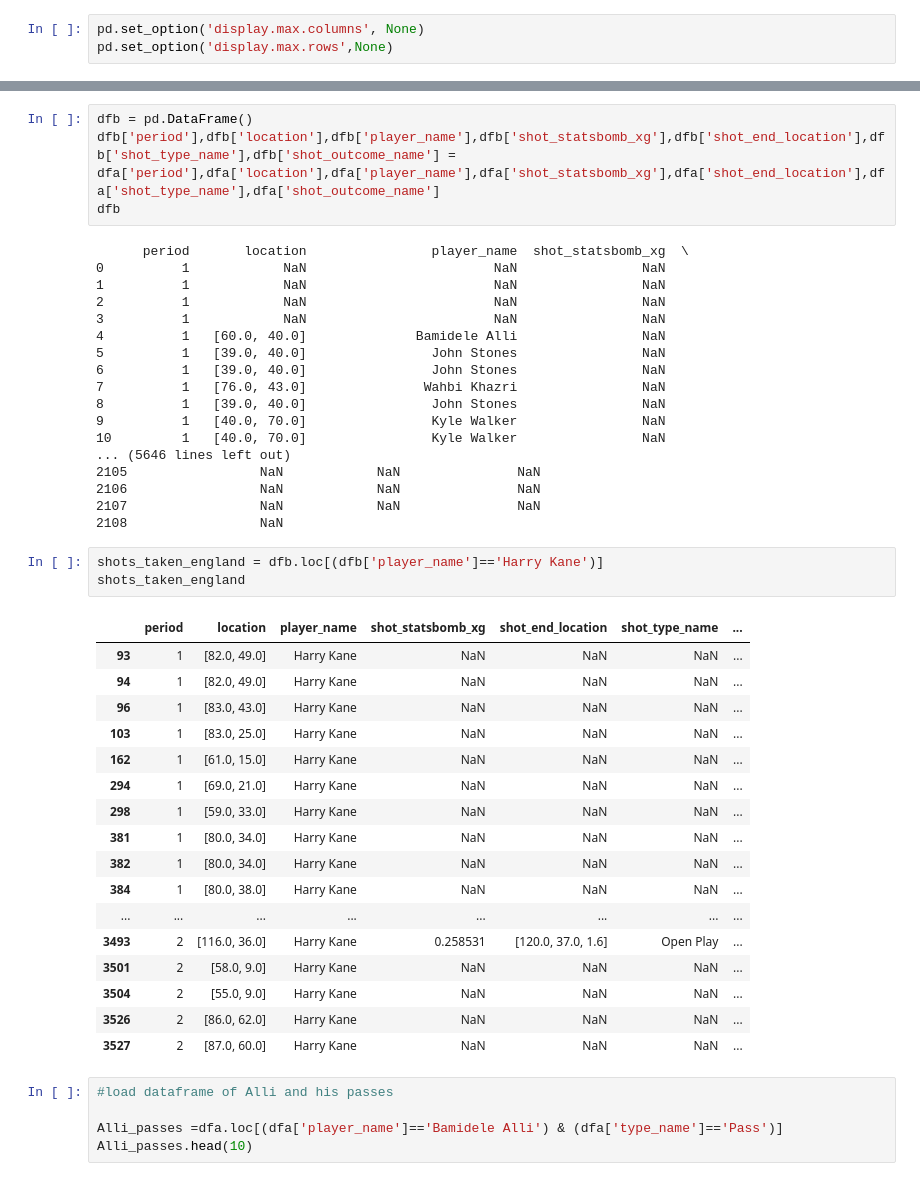
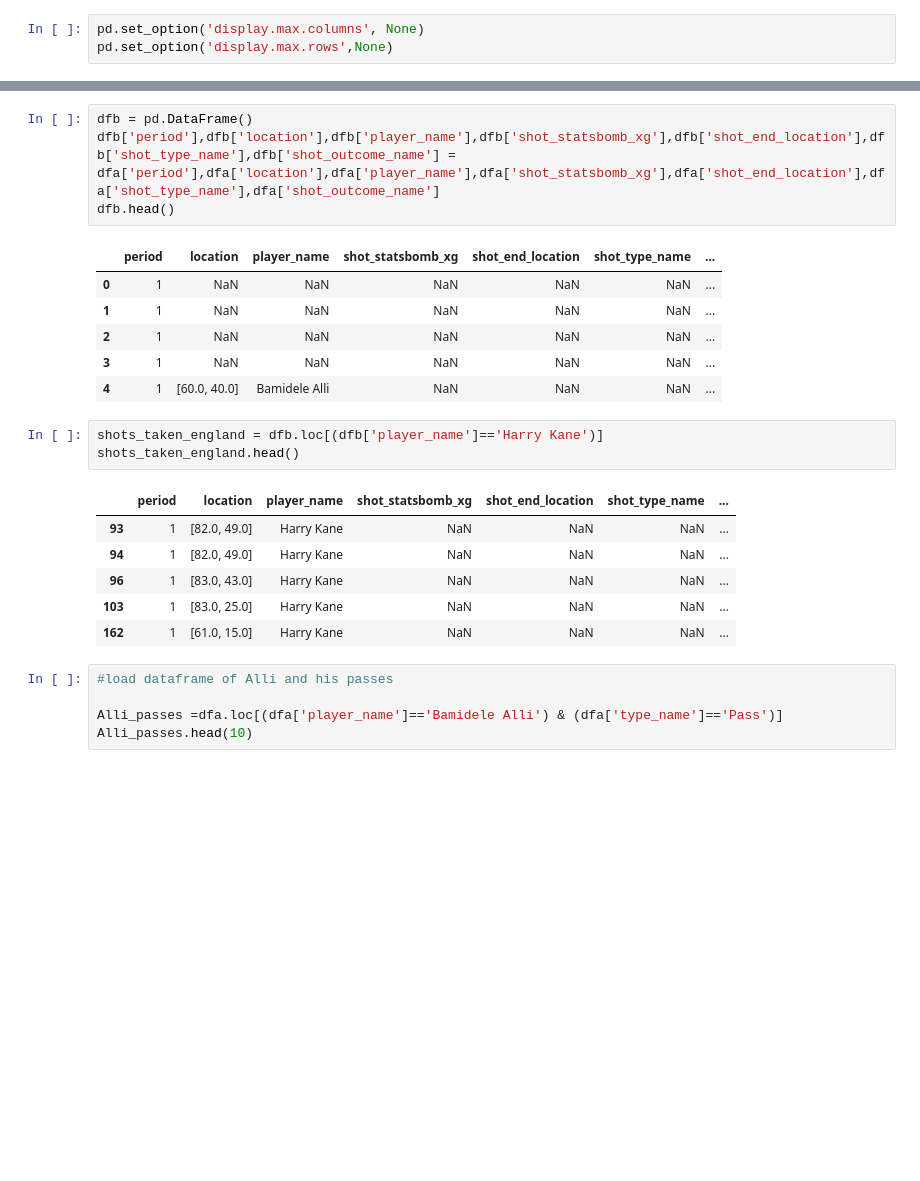
Before and after one commit to tumishol/Logistic-regression-Algorithm-Machine-Learning-, a Jupyter notebook: PLOTTING PASSES BY A SINGLE PLAYER.ipynb, the cells around one changed output, grey strips where cells are left out. Saved outputs shown, nothing was run; the diff lists cells and outputs as text; blank space fills up the shorter version.

```diff
--- a/PLOTTING PASSES BY A SINGLE PLAYER.ipynb
+++ b/PLOTTING PASSES BY A SINGLE PLAYER.ipynb
@@ -60,46 +60,24 @@ dfa.head()
 # %%
 dfb = pd.DataFrame()
 dfb['period'],dfb['location'],dfb['player_name'],dfb['shot_statsbomb_xg'],dfb['shot_end_location'],dfb['shot_type_name'],dfb['shot_outcome_name'] = dfa['period'],dfa['location'],dfa['player_name'],dfa['shot_statsbomb_xg'],dfa['shot_end_location'],dfa['shot_type_name'],dfa['shot_outcome_name']
-dfb
+dfb.head()
 # %% [output]
-      period       location                player_name  shot_statsbomb_xg  \
-0          1            NaN                        NaN                NaN
-1          1            NaN                        NaN                NaN
-2          1            NaN                        NaN                NaN
-3          1            NaN                        NaN                NaN
-4          1   [60.0, 40.0]              Bamidele Alli                NaN
-5          1   [39.0, 40.0]                John Stones                NaN
-6          1   [39.0, 40.0]                John Stones                NaN
-7          1   [76.0, 43.0]               Wahbi Khazri                NaN
-8          1   [39.0, 40.0]                John Stones                NaN
-9          1   [40.0, 70.0]                Kyle Walker                NaN
-10         1   [40.0, 70.0]                Kyle Walker                NaN
-... (5646 lines left out)
-2105                 NaN            NaN               NaN
-2106                 NaN            NaN               NaN
-2107                 NaN            NaN               NaN
-2108                 NaN
+|  | period | location | player_name | shot_statsbomb_xg | shot_end_location | shot_type_name | ... |
+| 0 | 1 | NaN | NaN | NaN | NaN | NaN | ... |
+| 1 | 1 | NaN | NaN | NaN | NaN | NaN | ... |
+| 2 | 1 | NaN | NaN | NaN | NaN | NaN | ... |
+| 3 | 1 | NaN | NaN | NaN | NaN | NaN | ... |
+| 4 | 1 | [60.0, 40.0] | Bamidele Alli | NaN | NaN | NaN | ... |
 # %%
 shots_taken_england = dfb.loc[(dfb['player_name']=='Harry Kane')]
-shots_taken_england
+shots_taken_england.head()
 # %% [output]
 |  | period | location | player_name | shot_statsbomb_xg | shot_end_location | shot_type_name | ... |
 | 93 | 1 | [82.0, 49.0] | Harry Kane | NaN | NaN | NaN | ... |
 | 94 | 1 | [82.0, 49.0] | Harry Kane | NaN | NaN | NaN | ... |
 | 96 | 1 | [83.0, 43.0] | Harry Kane | NaN | NaN | NaN | ... |
 | 103 | 1 | [83.0, 25.0] | Harry Kane | NaN | NaN | NaN | ... |
 | 162 | 1 | [61.0, 15.0] | Harry Kane | NaN | NaN | NaN | ... |
-| 294 | 1 | [69.0, 21.0] | Harry Kane | NaN | NaN | NaN | ... |
-| 298 | 1 | [59.0, 33.0] | Harry Kane | NaN | NaN | NaN | ... |
-| 381 | 1 | [80.0, 34.0] | Harry Kane | NaN | NaN | NaN | ... |
-| 382 | 1 | [80.0, 34.0] | Harry Kane | NaN | NaN | NaN | ... |
-| 384 | 1 | [80.0, 38.0] | Harry Kane | NaN | NaN | NaN | ... |
-| ... | ... | ... | ... | ... | ... | ... | ... |
-| 3493 | 2 | [116.0, 36.0] | Harry Kane | 0.258531 | [120.0, 37.0, 1.6] | Open Play | ... |
-| 3501 | 2 | [58.0, 9.0] | Harry Kane | NaN | NaN | NaN | ... |
-| 3504 | 2 | [55.0, 9.0] | Harry Kane | NaN | NaN | NaN | ... |
-| 3526 | 2 | [86.0, 62.0] | Harry Kane | NaN | NaN | NaN | ... |
-| 3527 | 2 | [87.0, 60.0] | Harry Kane | NaN | NaN | NaN | ... |
 # %%
 #load dataframe of Alli and his passes
 
```
